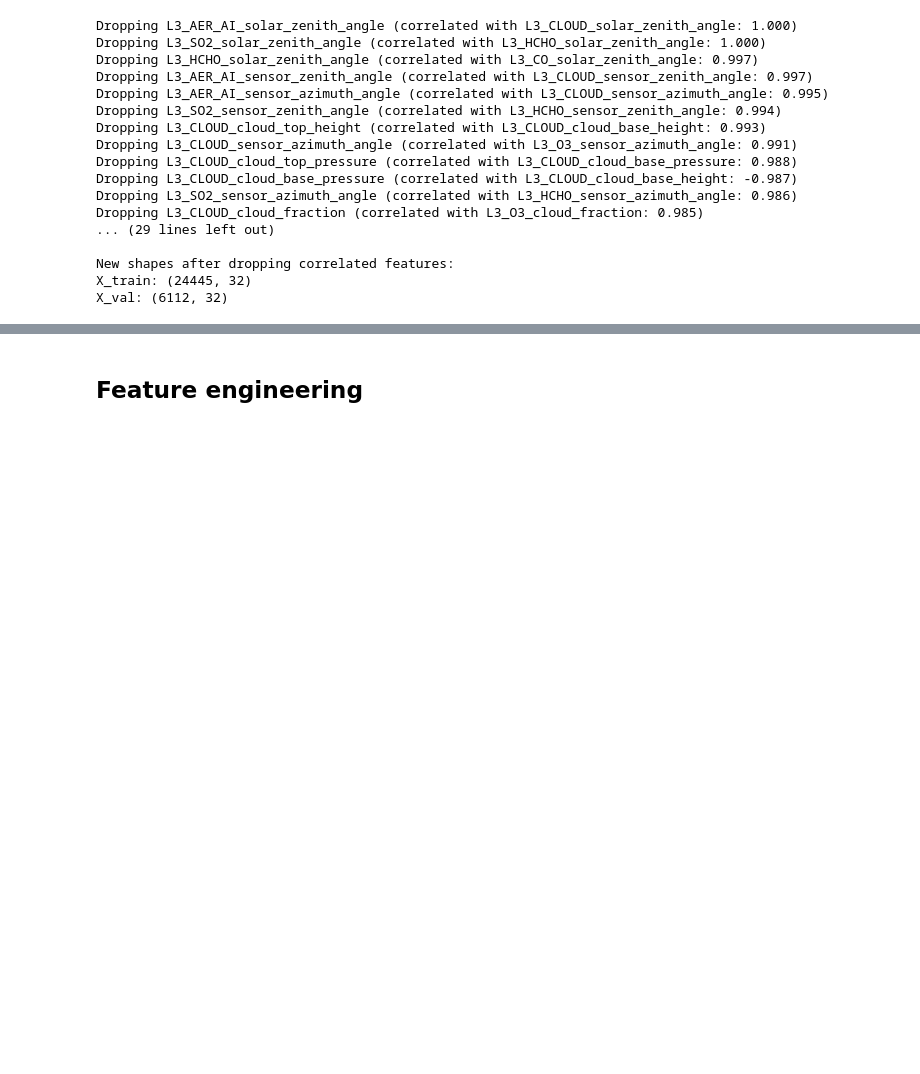
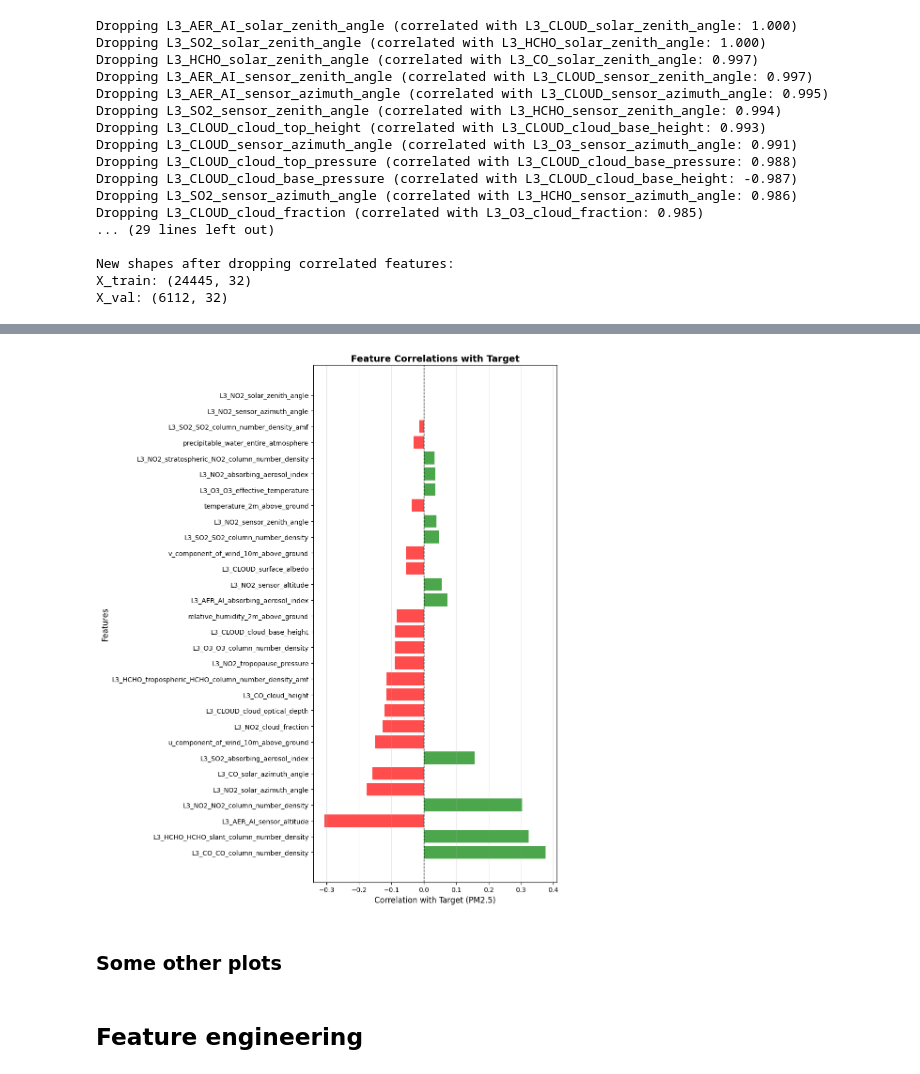
Before and after one commit to ilacosta14/Urban-Air-Pollution, a Jupyter notebook: Air_Poll.ipynb, the cells around one changed output, grey strips where cells are left out. Cells and saved outputs as stored; diff of their text form; code cells hidden in the pictures; blank space fills up the shorter version.

Commit message:
Added analysis of the correlation with the target

```diff
--- a/Air_Poll.ipynb
+++ b/Air_Poll.ipynb
@@ -370,0 +327,10 @@ plt.show()
+# %%
+X_num = X_train.drop(['Place_ID','Date'],axis = 1)
+# %%
+correlations = pd.DataFrame({
+    'feature': X_num.columns,
+    'correlation': [X_num[col].corr(y_train.reset_index(drop=True)) for col in X_num.columns]
+}).sort_values('correlation', ascending=False, key=abs)
+
+print("Correlation of each feature with target:")
+print(correlations)
@@ -371,3 +355,18 @@ plt.show()
+# %%
+plt.figure(figsize=(10, 12))
+colors = ['red' if x < 0 else 'green' for x in correlations['correlation']]
+plt.barh(correlations['feature'], correlations['correlation'], color=colors, alpha=0.7)
+plt.xlabel('Correlation with Target (PM2.5)', fontsize=12)
+plt.ylabel('Features', fontsize=12)
+plt.title('Feature Correlations with Target', fontsize=14, fontweight='bold')
+plt.axvline(x=0, color='black', linestyle='--', linewidth=1)
+plt.grid(True, alpha=0.3, axis='x')
+plt.tight_layout()
+plt.show()
+# %% [output]
+[figure, added]
+# %% [markdown]
+### Some other plots
 # %% [markdown]
 ## Feature engineering
 # %% [markdown]
```
Also changed, not shown: parts of 3 cells of this notebook.
